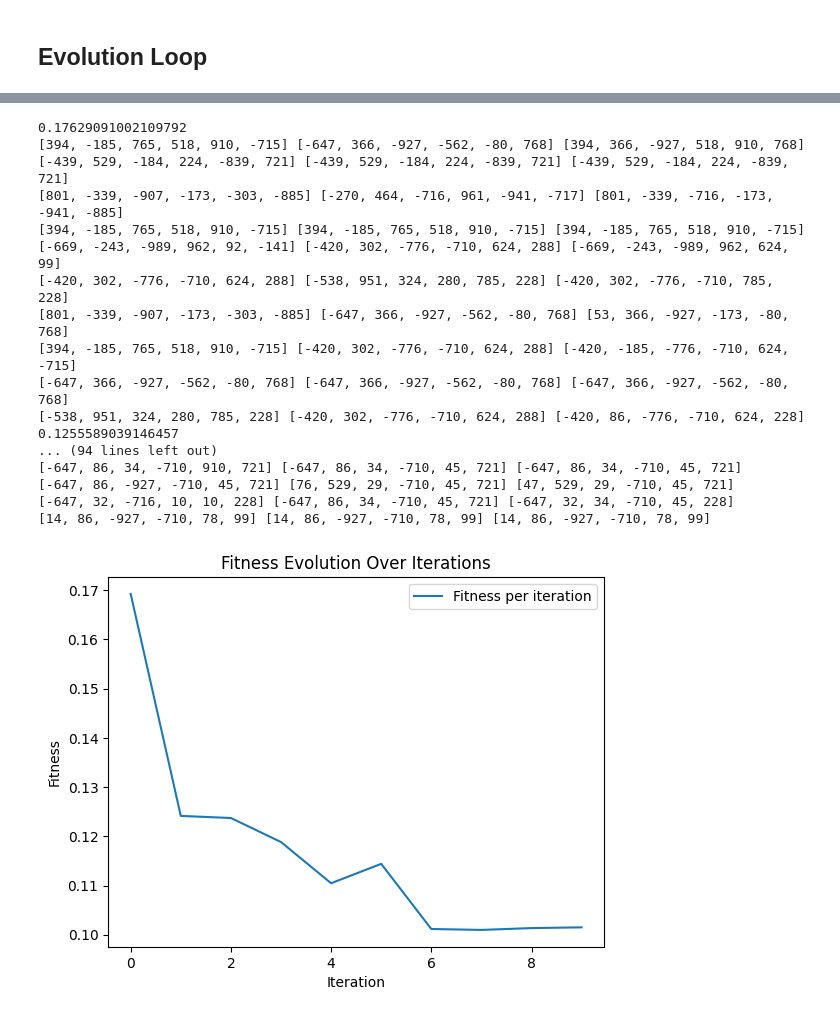
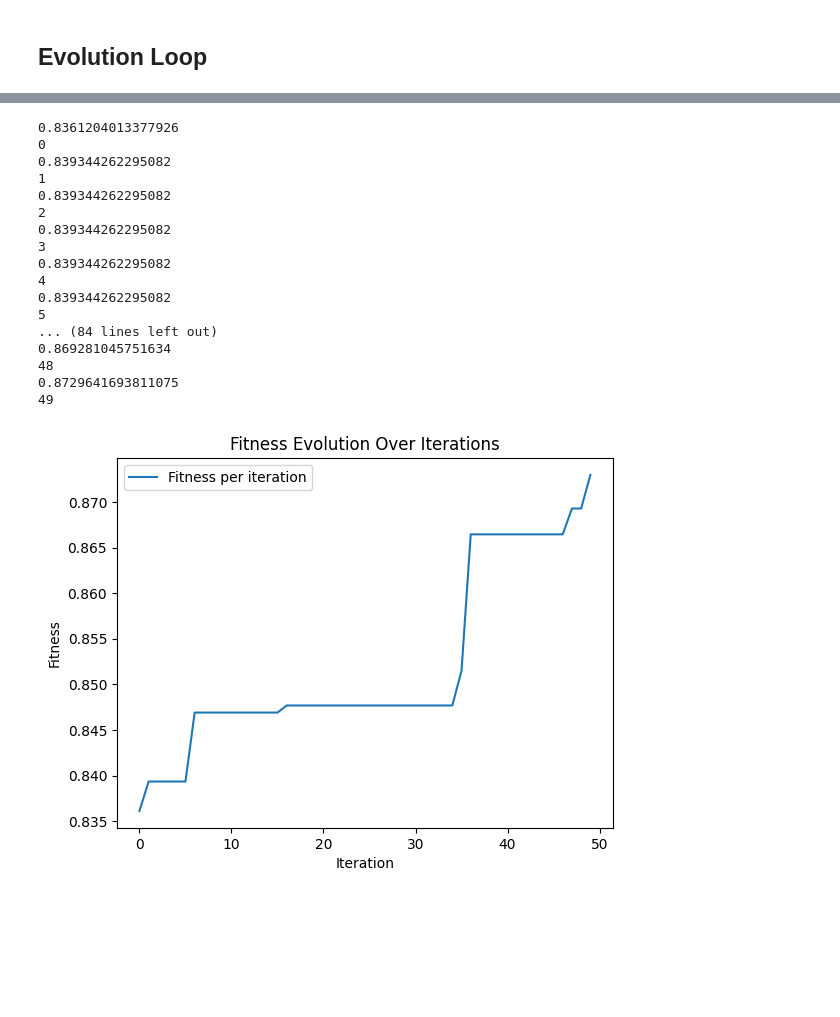
Before and after one commit to BasilJ-S/Evolutionary-SVM, a Jupyter notebook: EvolutionarySVM.ipynb, the cells around one changed output, grey strips where cells are left out. Drawn from its saved outputs; the diff is of its cells as text; code cells hidden in the pictures; blank space fills up the shorter version.

Commit message:
feat: adjust weightings

```diff
--- a/EvolutionarySVM.ipynb
+++ b/EvolutionarySVM.ipynb
@@ -105,23 +113,29 @@ def calculate_fitness(individuals: list[list[int]]) -> list[float]:
     scores: list[list[float]] = []
     fitness: list[float] = []
     f1_max = 0
+    f1_min = 1
+    best_individual: list[int] = []
 
     time_total: float = 0
     f1_total: float = 0
     for x in individuals:
         score = calculate_individual_score(x)
         scores.append(score)
+        if score[1] > f1_max:
+            f1_max = score[1]
+            best_individual = x
+        if score[1] < f1_min: f1_min = score[1]
+
         time_total += score[0]
-        f1_total += score[1]
+        f1_total += score[1]**3
 
     for x in scores:
         time_score = x[0]/time_total
-        f1_score = x[1]/f1_total
-        if f1_score > f1_max: f1_max = f1_score
-        fitness.append(0.9 * f1_score + 0.1 * time_score) # Make the overall score 70% from performance, 30% from time
+        f1_score = (x[1]-f1_min)/f1_total
+        fitness.append(0.99 * f1_score + 0.01 * time_score) # Make the overall score 99% from performance, 1% from time
 
     print(f1_max)
-    return(fitness)
+    return{"fitness": fitness, "f1max": f1_max, "best_individual": best_individual}
 
 def offspring(mates:list[list[int]]) -> list[int]:
     new_individual = []
@@ -132,18 +146,26 @@ def offspring(mates:list[list[int]]) -> list[int]:
             new_individual.append(mates[0][x])
         else:
             new_individual.append(mates[1][x])
-    print(mates[0], mates[1], new_individual)
+    #print(mates[0], mates[1], new_individual)
     return new_individual
 
 
 def generate_new_population(individuals:list[list[int]]) -> dict[list[list[int]], float]:
-    fitness = calculate_fitness(individuals)
+    fitness_info = calculate_fitness(individuals)
+    fitness = fitness_info["fitness"]
     new_population: list[list[int]] = []
+    new_population.append(fitness_info["best_individual"]) # Keep the best performing indvidual from the previous trial.
 
-    for x in range(num_individuals):
-        mates: list[list[int]] = choices(individuals, weights=fitness, k=2)
+    for x in range(num_individuals-1): # Add in number of individuals -1 since we are keeping the best performing individual.
+        mates: list[list[int]] = []
+        if (randint(0,100) < 85): # 75% chance that fitness is important for choosing mates
+            mates = choices(individuals, weights=fitness, k=2)
+        else:   #25% of random mates to maintain biodiversity
+            mates = choices(individuals, k=2)
+
         new_population.append(offspring(mates))
+
     #print(new_population)
-    return {"population": new_population, "fitness": max(fitness)}
+    return {"population": new_population, "maxf1": fitness_info["f1max"]}
 # %% [markdown]
 ## Evolution Loop
@@ -150,36 +174,37 @@ def generate_new_population(individuals:list[list[int]]) -> dict[list[list[int]]
 # %%
 import matplotlib.pyplot as plt
-
+numiter = 50
 
 fitnesses: list[float] = []
-for x in range(10):
+for x in range(numiter):
     evolution = generate_new_population(individuals)
     individuals = evolution["population"]
-    fitnesses.append(evolution["fitness"])
+    fitnesses.append(evolution["maxf1"])
+    print(x)
 
 # Plot the fitness values
-plt.plot(range(10), fitnesses, label="Fitness per iteration")
+plt.plot(range(numiter), fitnesses, label="Fitness per iteration")
 plt.xlabel("Iteration")
 plt.ylabel("Fitness")
 plt.title("Fitness Evolution Over Iterations")
 plt.legend()
 plt.show()
 # %% [output]
-0.17629091002109792
-[394, -185, 765, 518, 910, -715] [-647, 366, -927, -562, -80, 768] [394, 366, -927, 518, 910, 768]
-[-439, 529, -184, 224, -839, 721] [-439, 529, -184, 224, -839, 721] [-439, 529, -184, 224, -839, 721]
-[801, -339, -907, -173, -303, -885] [-270, 464, -716, 961, -941, -717] [801, -339, -716, -173, -941, -885]
-[394, -185, 765, 518, 910, -715] [394, -185, 765, 518, 910, -715] [394, -185, 765, 518, 910, -715]
-[-669, -243, -989, 962, 92, -141] [-420, 302, -776, -710, 624, 288] [-669, -243, -989, 962, 624, 99]
-[-420, 302, -776, -710, 624, 288] [-538, 951, 324, 280, 785, 228] [-420, 302, -776, -710, 785, 228]
-[801, -339, -907, -173, -303, -885] [-647, 366, -927, -562, -80, 768] [53, 366, -927, -173, -80, 768]
-[394, -185, 765, 518, 910, -715] [-420, 302, -776, -710, 624, 288] [-420, -185, -776, -710, 624, -715]
-[-647, 366, -927, -562, -80, 768] [-647, 366, -927, -562, -80, 768] [-647, 366, -927, -562, -80, 768]
-[-538, 951, 324, 280, 785, 228] [-420, 302, -776, -710, 624, 288] [-420, 86, -776, -710, 624, 228]
-0.1255589039146457
-... (94 lines left out)
-[-647, 86, 34, -710, 910, 721] [-647, 86, 34, -710, 45, 721] [-647, 86, 34, -710, 45, 721]
-[-647, 86, -927, -710, 45, 721] [76, 529, 29, -710, 45, 721] [47, 529, 29, -710, 45, 721]
-[-647, 32, -716, 10, 10, 228] [-647, 86, 34, -710, 45, 721] [-647, 32, 34, -710, 45, 228]
-[14, 86, -927, -710, 78, 99] [14, 86, -927, -710, 78, 99] [14, 86, -927, -710, 78, 99]
+0.8361204013377926
+0
+0.839344262295082
+1
+0.839344262295082
+2
+0.839344262295082
+3
+0.839344262295082
+4
+0.839344262295082
+5
+... (84 lines left out)
+0.869281045751634
+48
+0.8729641693811075
+49
-[figure, old version]
+[figure, new version]
```
Also changed, not shown: parts of 12 cells of this notebook.
